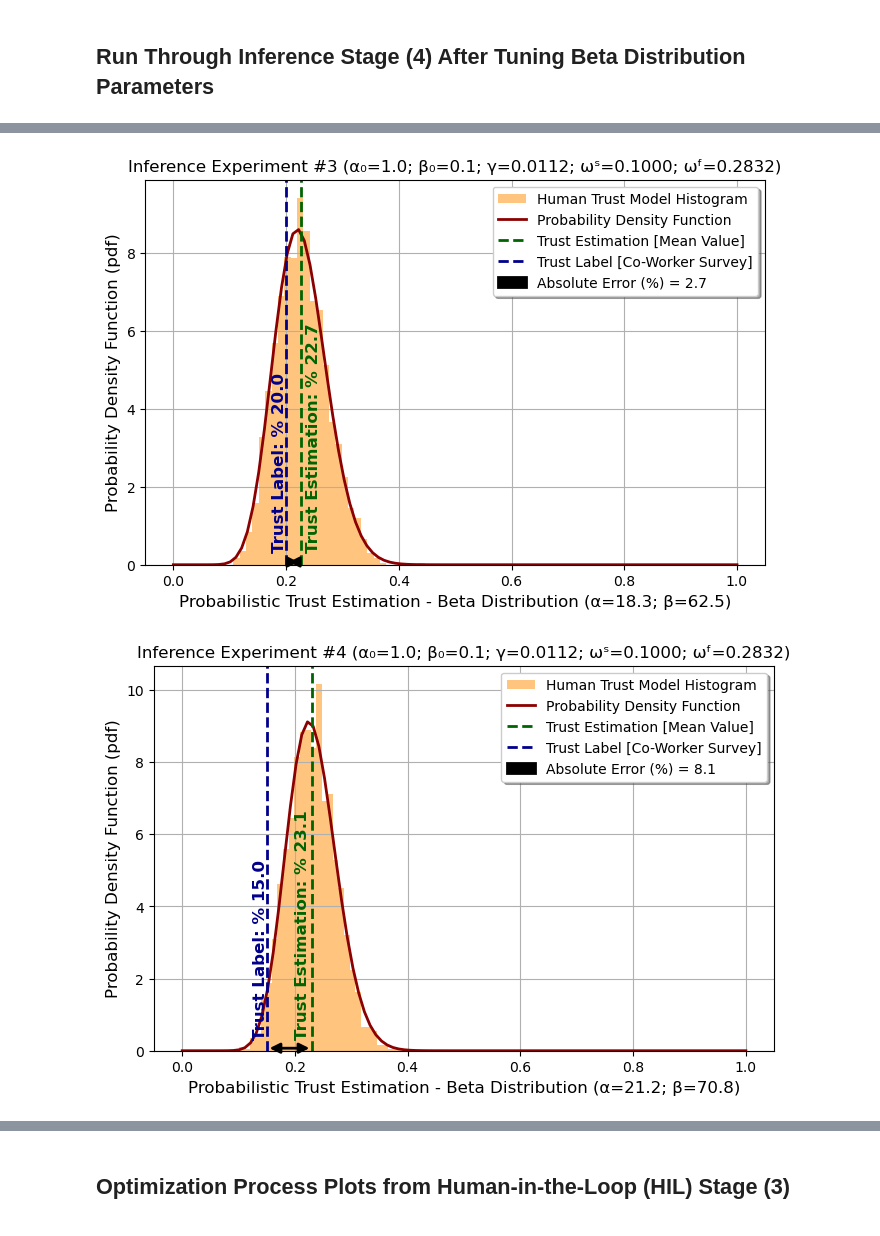
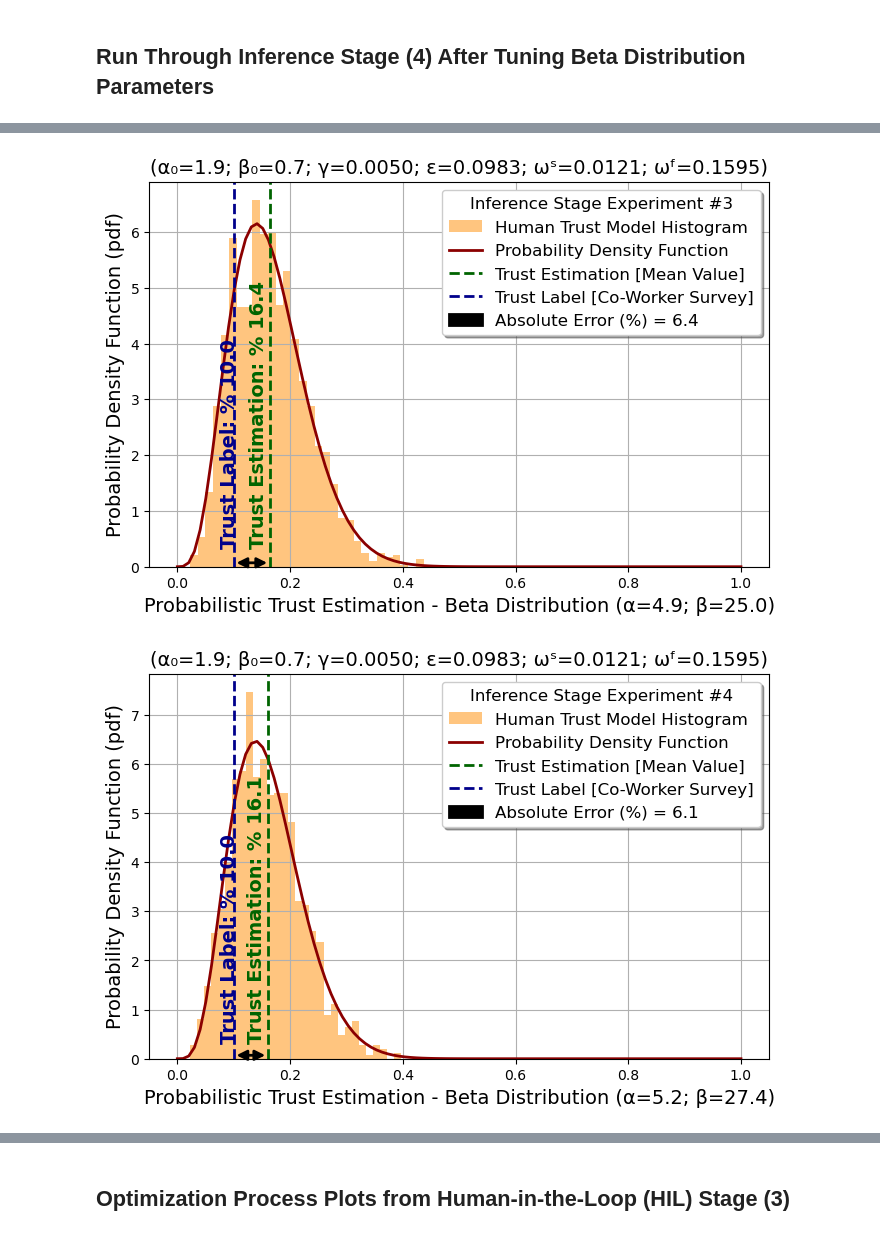
Before and after one commit to resuldagdanov/robot-learning-human-trust, a Jupyter notebook: src/evaluation/evaluate_trust_behavior.ipynb, the cells around one changed output, grey strips where cells are left out. Saved outputs shown, nothing was run; the diff lists cells and outputs as text; code cells hidden in the pictures.

Commit message:
initial results of applying differential evolution optimization

```diff
--- a/src/evaluation/evaluate_trust_behavior.ipynb
+++ b/src/evaluation/evaluate_trust_behavior.ipynb
@@ -212,10 +215,11 @@ def run_through_trajectory(df: pd.DataFrame,
         df.at[idx, column_names[4]] = distribution_object.w_success
         df.at[idx, column_names[5]] = distribution_object.w_failure
         df.at[idx, column_names[6]] = distribution_object.gamma
+        df.at[idx, column_names[7]] = distribution_object.epsilon_reward
 
         # calculate and store estimated trust value only after the reward is obtained
         trust_estimation = distribution_object.get_beta_distribution_mean()
-        df.at[idx, column_names[7]] = trust_estimation
+        df.at[idx, column_names[8]] = trust_estimation
 
     return df, distribution_object
 # %% [markdown]
@@ -284,21 +288,27 @@ for inference_file_name in inference_excel_files:
 ## Define Constant Parameter List
 # %%
 # Do Not Change Order
-prior_columns = ["TimeStep", "StateNorm1", "StateNorm2", "StateNorm3", "Reward"]
-column_names = ["Alpha", "Beta", "Alpha0", "Beta0", "SuccessWeight", "FailureWeight", "Gamma", "TrustEstimation", "TrustLabel"]
+prior_columns = ["TimeStep",
+                 "StateNorm1", "StateNorm2", "StateNorm3",
+                 "Reward"]
+column_names = ["Alpha", "Beta",
+                "Alpha0", "Beta0",
+                "SuccessWeight", "FailureWeight",
+                "Gamma", "EpsilonReward",
+                "TrustEstimation", "TrustLabel"]
 # %% [markdown]
 ## Run Through Human-in-the-Loop (HIL) Stage (3)
 # %%
 # in human-in-the-loop stage, the following will be updated:
-# alpha, beta, alpha_0, beta_0, w_success, w_failure, gamma
+# alpha, beta, alpha_0, beta_0, w_success, w_failure, gamma, eplison_reward
 HIL_df = pd.DataFrame(columns=["Experiment"] + prior_columns + column_names)
 
 initial_alpha = 0.5
 initial_beta = 0.5
 w_success = 0.2
 w_failure = 0.2
-eplison_reward = 0.1
 gamma = 0.1
+epsilon_reward = 0.1
 
 for idx, hil_excel in enumerate(hil_excel_files):
     hil_df = pd.read_excel(os.path.join(hil_data_folder_path,
@@ -309,7 +319,7 @@ for idx, hil_excel in enumerate(hil_excel_files):
     true_trust = trust_label / 100 # from percentage to range [0, 1]
 
     # store measured trust
-    hil_df[column_names[-1]] = true_trust
+    hil_df[column_names[9]] = true_trust
 
     # save referring index of the experiment
     hil_df["Experiment"] = idx + 1
@@ -322,14 +332,16 @@ for idx, hil_excel in enumerate(hil_excel_files):
     del hil_df
 
     # optimization object for maximum likelihood estimation (MLE)
-    mle_obj = MLEOptimization(hil_experiment_data=HIL_df)
+    mle_obj = MLEOptimization(hil_experiment_data=HIL_df,
+                              seed=constants.RANDOM_SEED)
 
     # run optimization
-    trust_obj, initial_alpha, initial_beta, w_success, w_failure, gamma = mle_obj.fit([initial_alpha,
-                                                                                       initial_beta,
-                                                                                       w_success,
-                                                                                       w_failure,
-                                                                                       gamma])
+    trust_obj, initial_alpha, initial_beta, w_success, w_failure, gamma, epsilon_reward = mle_obj.fit([initial_alpha,
+                                                                                                       initial_beta,
+                                                                                                       w_success,
+                                                                                                       w_failure,
+                                                                                                       gamma,
+                                                                                                       epsilon_reward])
 
     # store important data related to the plotting of the distribution
     HIL_df.loc[HIL_df["Experiment"] == idx + 1, column_names[0]] = trust_obj.alpha
@@ -339,6 +351,7 @@ for idx, hil_excel in enumerate(hil_excel_files):
     HIL_df.loc[HIL_df["Experiment"] == idx + 1, column_names[4]] = trust_obj.w_success
     HIL_df.loc[HIL_df["Experiment"] == idx + 1, column_names[5]] = trust_obj.w_failure
     HIL_df.loc[HIL_df["Experiment"] == idx + 1, column_names[6]] = trust_obj.gamma
+    HIL_df.loc[HIL_df["Experiment"] == idx + 1, column_names[7]] = trust_obj.epsilon_reward
 
     # plot estimation, label, error in the trust distribution
     fig, ax = plt.subplots(1, 1,
@@ -347,6 +360,6 @@ for idx, hil_excel in enumerate(hil_excel_files):
                            distribution_object=trust_obj,
                            trust_label=true_trust,
                            experiment_count=idx + 1,
-                           title_label_name="HIL",
+                           title_label_name="Human-in-the-Loop",
                            is_save_fig=True)
 # %% [output]
@@ -389,7 +396,7 @@ HIL_df.to_excel("HIL_stage_experiment_results.xlsx",
 ## Run Through Inference Stage (4) After Tuning Beta Distribution Parameters
 # %%
 # in human-in-the-loop stage, the following will be constant:
-# alpha_0, beta_0, w_success, w_failure, gamma
+# alpha_0, beta_0, w_success, w_failure, gamma, epsilon_reward
 INFERENCE_df = pd.DataFrame(columns=["Experiment"] + prior_columns + column_names)
 
 for idx, inference_excel in enumerate(inference_excel_files):
@@ -401,7 +408,7 @@ for idx, inference_excel in enumerate(inference_excel_files):
     true_trust = trust_label / 100 # from percentage to range [0, 1]
 
     # store measured trust
-    inference_df[column_names[-1]] = true_trust
+    inference_df[column_names[9]] = true_trust
 
     # save referring index of the experiment
     inference_df["Experiment"] = idx + 1
@@ -424,6 +431,6 @@ for idx, inference_excel in enumerate(inference_excel_files):
                            distribution_object=trust_obj,
                            trust_label=true_trust,
                            experiment_count=idx + 1,
-                           title_label_name="Inference",
+                           title_label_name="Inference Stage",
                            is_save_fig=True)
 # %% [output]
@@ -432,2 +439,2 @@ for idx, inference_excel in enumerate(inference_excel_files):
-[figure, old version]
+[figure, new version]
-[figure, old version]
+[figure, new version]
```
Also changed, not shown: parts of 9 cells of this notebook.
